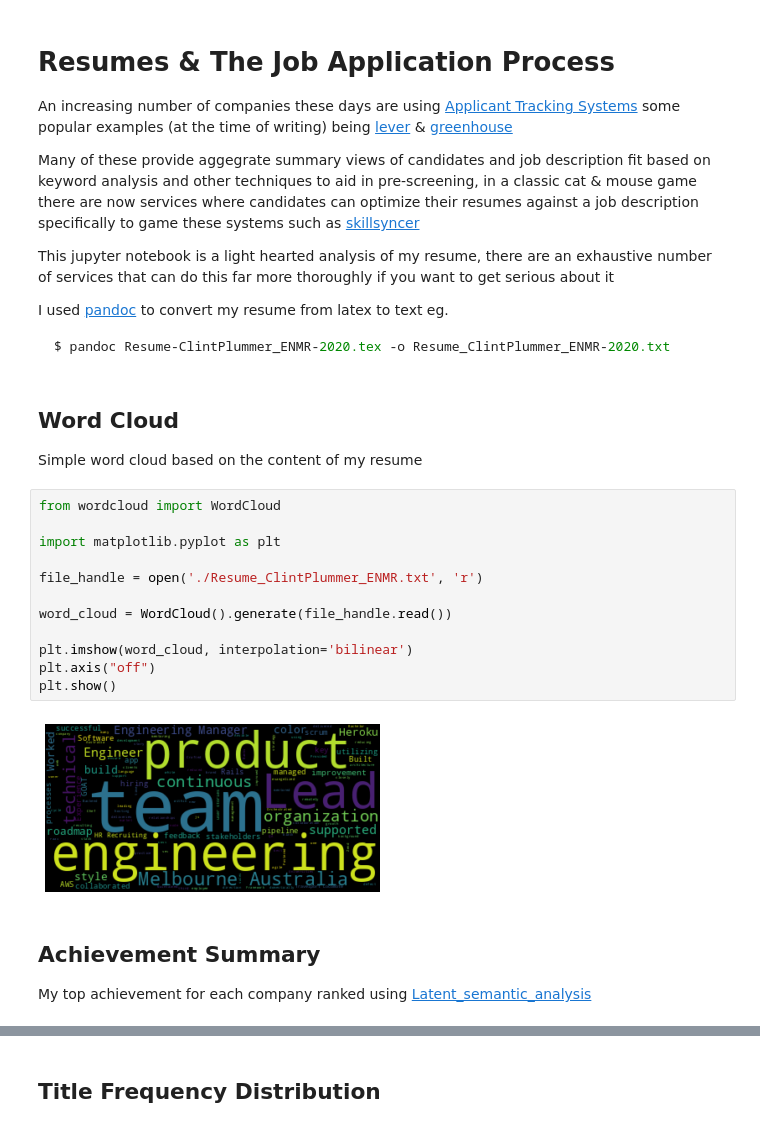
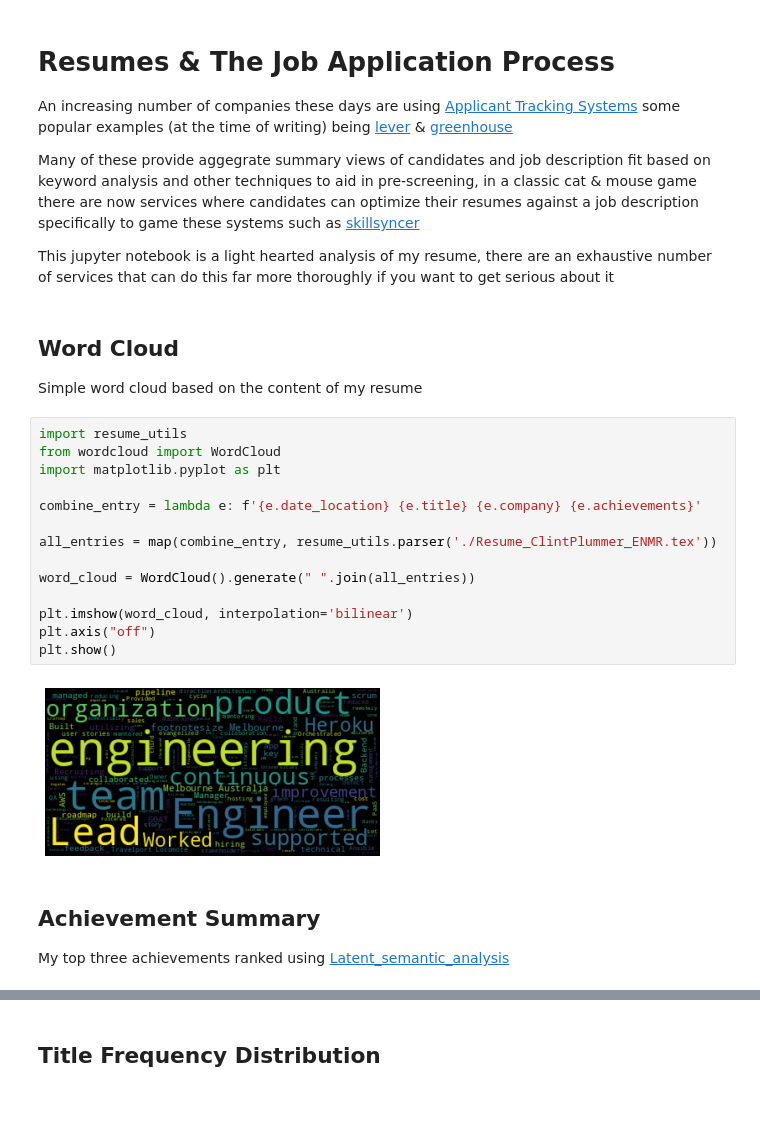
Before and after one commit to yuhonas/clintp.xyz, a Jupyter notebook: public/Resume_ClintPlummer_ENMR.ipynb, the cells around one changed output, grey strips where cells are left out. Drawn from its saved outputs; the diff is of its cells as text.

Commit message:
refactor resume analysis code

````diff
--- a/public/Resume_ClintPlummer_ENMR.ipynb
+++ b/public/Resume_ClintPlummer_ENMR.ipynb
@@ -6,32 +6,28 @@ An increasing number of companies these days are using [Applicant Tracking Syste
 Many of these provide aggegrate summary views of candidates and job description fit based on keyword analysis and other techniques to aid in pre-screening, in a classic cat & mouse game there are now services where candidates can optimize their resumes against a job description specifically to game these systems such as [skillsyncer](https://skillsyncer.com/)
 
 This jupyter notebook is a light hearted analysis of my resume, there are an exhaustive number of services that can do this far more thoroughly if you want to get serious about it
-
-I used [pandoc](https://pandoc.org/) to convert my resume from latex to text eg.
-
-```bash
-$ pandoc Resume-ClintPlummer_ENMR-2020.tex -o Resume_ClintPlummer_ENMR-2020.txt
-```
 # %% [markdown]
 ## Word Cloud
 
 Simple word cloud based on the content of my resume
 # %%
+import resume_utils
 from wordcloud import WordCloud
-
 import matplotlib.pyplot as plt
 
-file_handle = open('./Resume_ClintPlummer_ENMR.txt', 'r')
+combine_entry = lambda e: f'{e.date_location} {e.title} {e.company} {e.achievements}'
 
-word_cloud = WordCloud().generate(file_handle.read())
+all_entries = map(combine_entry, resume_utils.parser('./Resume_ClintPlummer_ENMR.tex'))
+
+word_cloud = WordCloud().generate(" ".join(all_entries))
 
 plt.imshow(word_cloud, interpolation='bilinear')
 plt.axis("off")
 plt.show()
 # %% [output]
-[figure, old version]
+[figure, new version]
 # %% [markdown]
 ## Achievement Summary
 
-My top achievement for each company ranked using [Latent_semantic_analysis](https://en.wikipedia.org/wiki/Latent_semantic_analysis)
+My top three achievements ranked using [Latent_semantic_analysis](https://en.wikipedia.org/wiki/Latent_semantic_analysis)
 # %%
````
Also changed, not shown: parts of 3 cells of this notebook, 1 other file.
